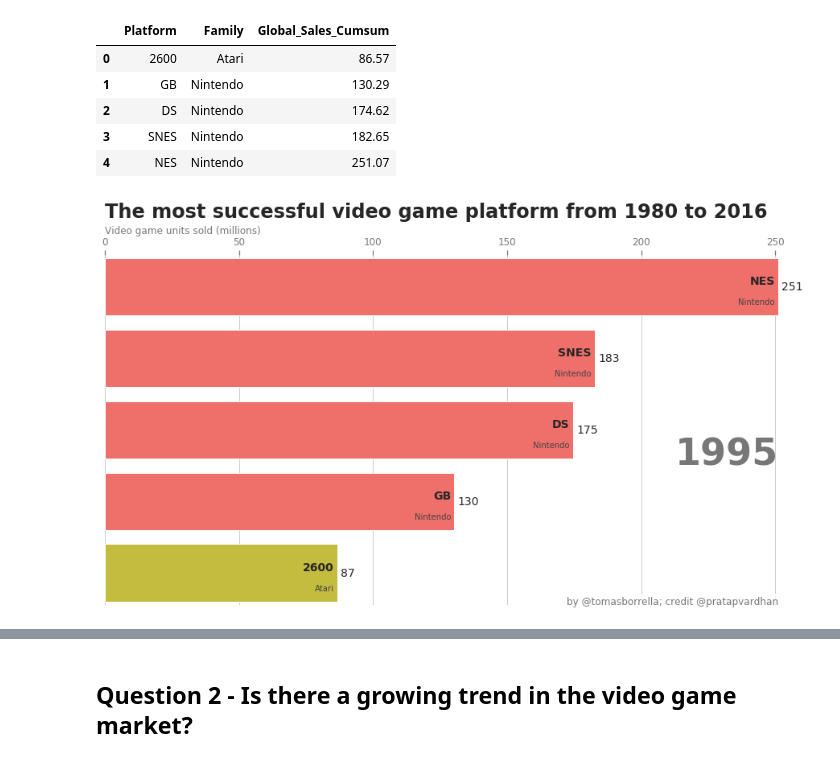
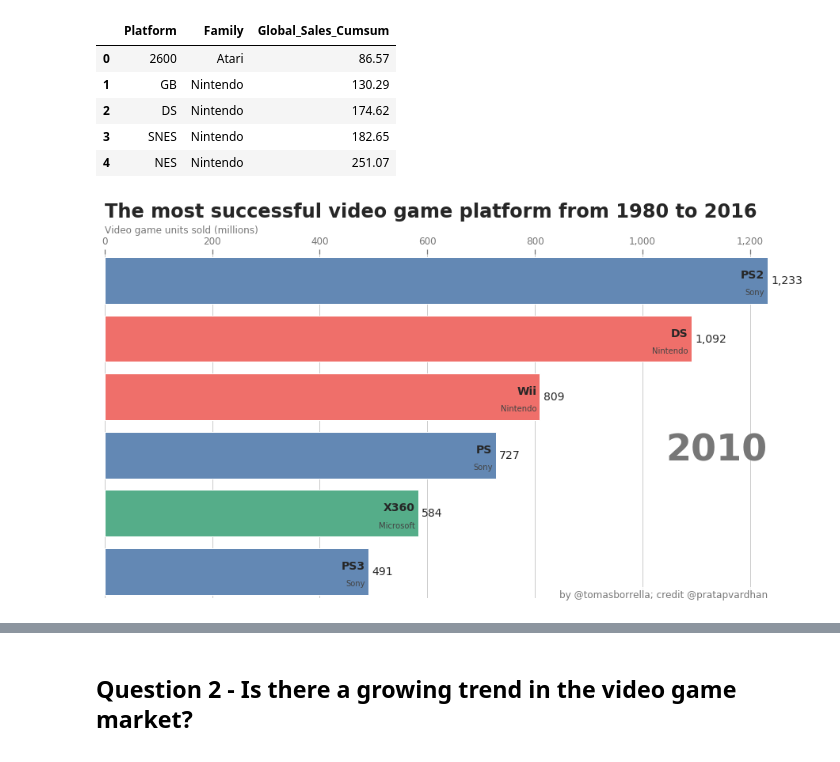
Before and after one commit to tomasborrella/video-game-sales-analysis, a Jupyter notebook: notebook/video-game-sales-analysis.ipynb, the cells around one changed output, grey strips where cells are left out. Cells and saved outputs as stored; diff of their text form; code cells hidden in the pictures.

Commit message:
style: Change some plot style
Add comments and add code to save plot to disk

```diff
--- a/notebook/video-game-sales-analysis.ipynb
+++ b/notebook/video-game-sales-analysis.ipynb
@@ -14,7 +22,7 @@ from IPython.display import HTML
 
 
 sns.set(rc={"figure.figsize":(12,8)})
-sns.set(style="white")
+sns.set(style="whitegrid")
 # %% [markdown]
 # Load data
 # %%
@@ -279,12 +286,12 @@ def draw_barchart(year, top_number=8):
             bbox=dict(facecolor='white', alpha=0.8, edgecolor='white'))
     plt.box(False)
 # %%
-# Example of use: Top 5 for 1995
+# Example of use: Top 6 for 2010
 
 fig, ax = plt.subplots(figsize=(15, 8))
-draw_barchart(1995, 5)
+draw_barchart(2010, 6)
 # %% [output]
-[figure, old version]
+[figure, new version]
 # %%
 fig, ax = plt.subplots(figsize=(15, 8))
 animator = animation.FuncAnimation(fig, draw_barchart, frames=range(1980, 2017), interval=1000)
```
Also changed, not shown: parts of 18 cells of this notebook, 5 other files.
